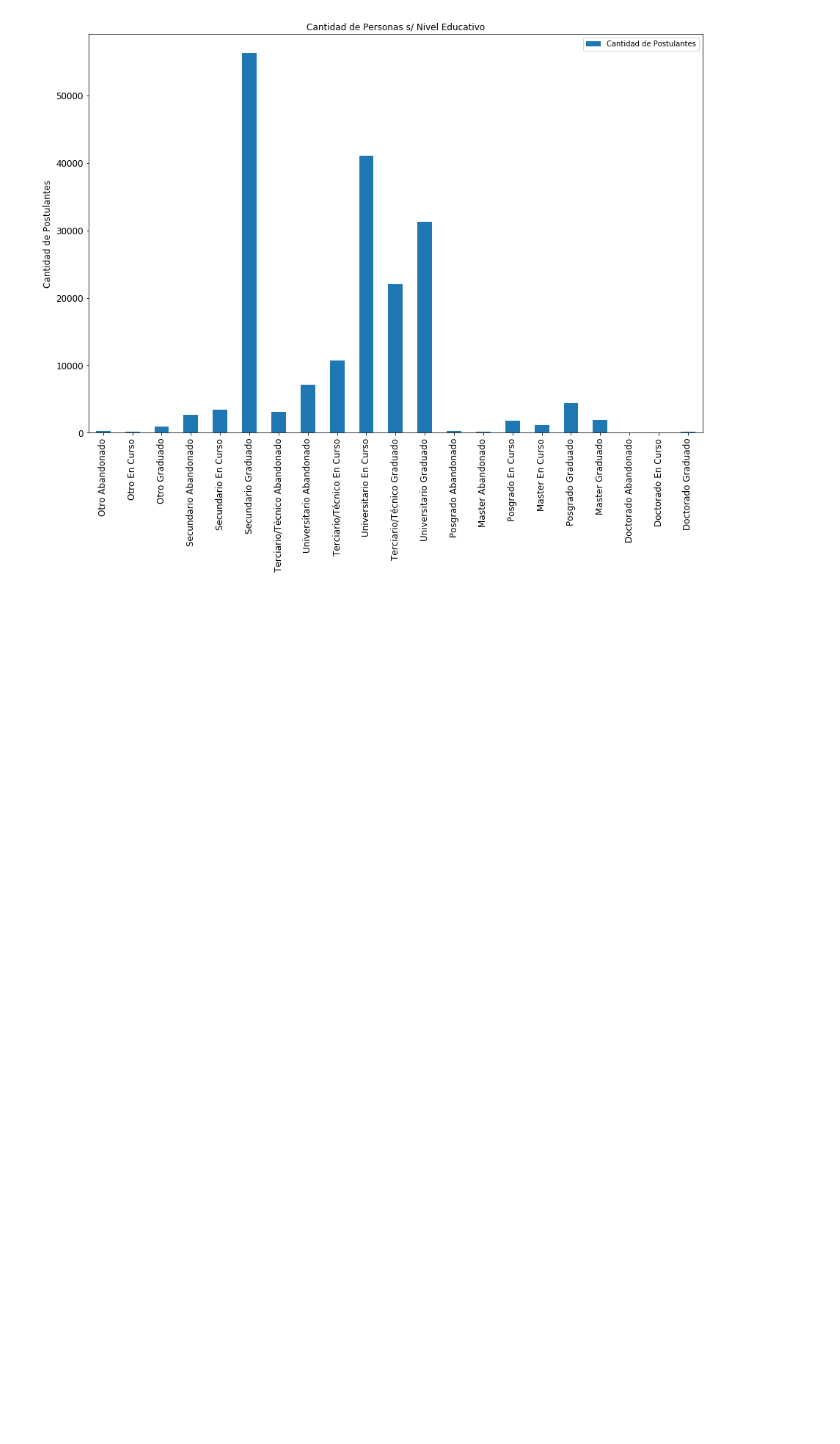
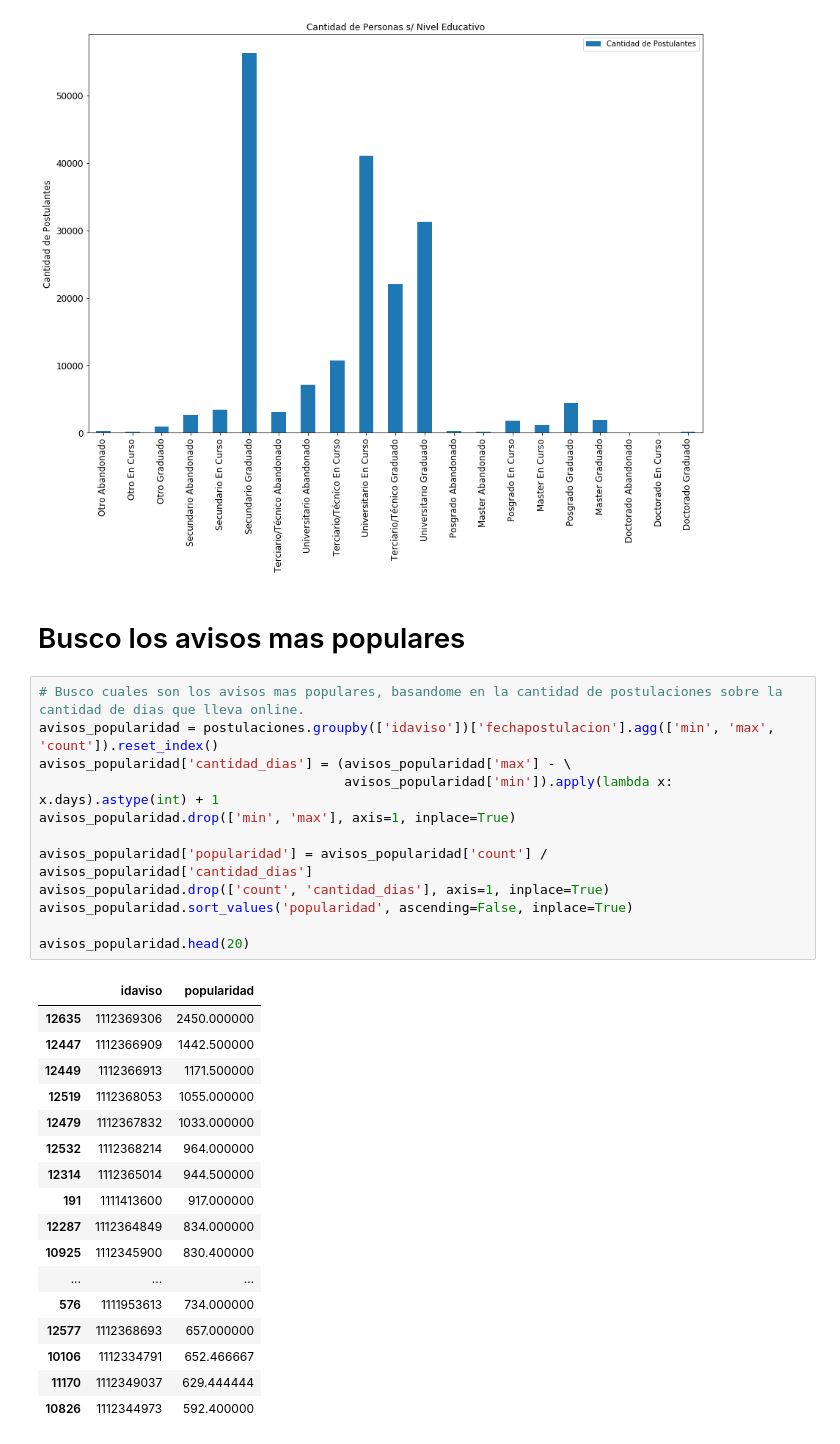
Before and after one commit to PRPablo/dataJobSearches, a Jupyter notebook: exploratoryAnalysis/tp_adri.ipynb, the cells around one changed output. Drawn from its saved outputs; the diff is of its cells as text; blank space fills up the shorter version.

```diff
--- a/exploratoryAnalysis/tp_adri.ipynb
+++ b/exploratoryAnalysis/tp_adri.ipynb
@@ -127,3 +127,35 @@ post_educacion_graph2.set_ylabel("Cantidad de Postulantes", fontsize=12)
 plt.show()
 # %% [output]
 [figure]
+# %% [markdown]
+# Busco los avisos mas populares
+# %%
+# Busco cuales son los avisos mas populares, basandome en la cantidad de postulaciones sobre la cantidad de dias que lleva online.
+avisos_popularidad = postulaciones.groupby(['idaviso'])['fechapostulacion'].agg(['min', 'max', 'count']).reset_index()
+avisos_popularidad['cantidad_dias'] = (avisos_popularidad['max'] - \
+                                       avisos_popularidad['min']).apply(lambda x: x.days).astype(int) + 1
+avisos_popularidad.drop(['min', 'max'], axis=1, inplace=True)
+
+avisos_popularidad['popularidad'] = avisos_popularidad['count'] / avisos_popularidad['cantidad_dias']
+avisos_popularidad.drop(['count', 'cantidad_dias'], axis=1, inplace=True)
+avisos_popularidad.sort_values('popularidad', ascending=False, inplace=True)
+
+avisos_popularidad.head(20)
+# %% [output]
+|  | idaviso | popularidad |
+| 12635 | 1112369306 | 2450.000000 |
+| 12447 | 1112366909 | 1442.500000 |
+| 12449 | 1112366913 | 1171.500000 |
+| 12519 | 1112368053 | 1055.000000 |
+| 12479 | 1112367832 | 1033.000000 |
+| 12532 | 1112368214 | 964.000000 |
+| 12314 | 1112365014 | 944.500000 |
+| 191 | 1111413600 | 917.000000 |
+| 12287 | 1112364849 | 834.000000 |
+| 10925 | 1112345900 | 830.400000 |
+| ... | ... | ... |
+| 576 | 1111953613 | 734.000000 |
+| 12577 | 1112368693 | 657.000000 |
+| 10106 | 1112334791 | 652.466667 |
+| 11170 | 1112349037 | 629.444444 |
+| 10826 | 1112344973 | 592.400000 |
```
Also changed, not shown: parts of 3 cells of this notebook.
